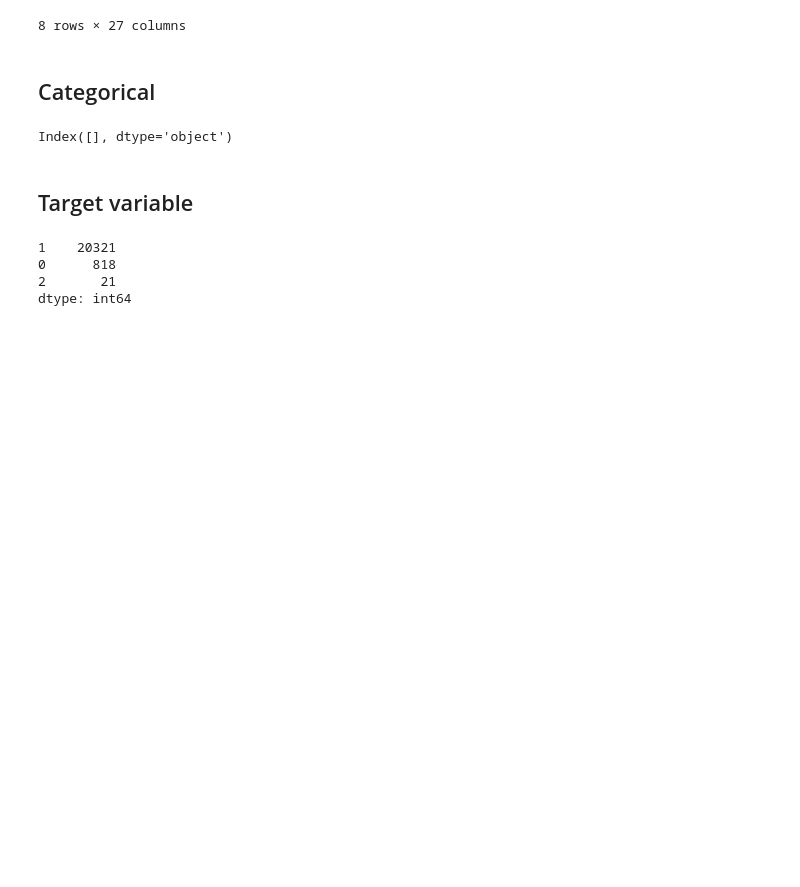
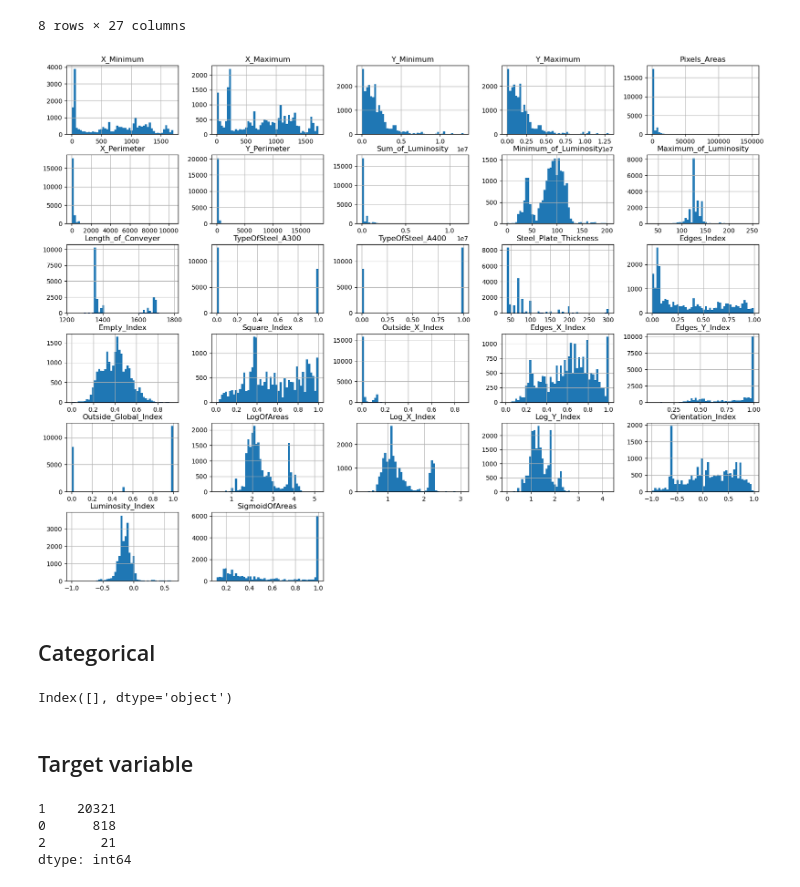
Before and after one commit to raydiwill/Steel-Plate-Defect-KaggleC, a Jupyter notebook: model.ipynb, the cells around one changed output. Cells and saved outputs as stored; diff of their text form; code cells hidden in the pictures; blank space fills up the shorter version.

```diff
--- a/model.ipynb
+++ b/model.ipynb
@@ -130,6 +130,11 @@ numeric_only.describe().round(3)
 | 75% | 1145.000 | 1161.000 | 2.339627e+06 | 2.336466e+06 | 659.000 | 67.000 | 62.000 | 6.841600e+04 | ... |
 | max | 1705.000 | 1713.000 | 1.298766e+07 | 1.298769e+07 | 152655.000 | 10449.000 | 18152.000 | 1.159141e+07 | ... |
 8 rows × 27 columns
+# %%
+numeric_only.hist(bins=50, figsize=(20, 15))
+plt.show()
+# %% [output]
+[figure, added]
 # %% [markdown]
 ## Categorical
 # %%
```
Also changed, not shown: parts of 10 cells of this notebook.
